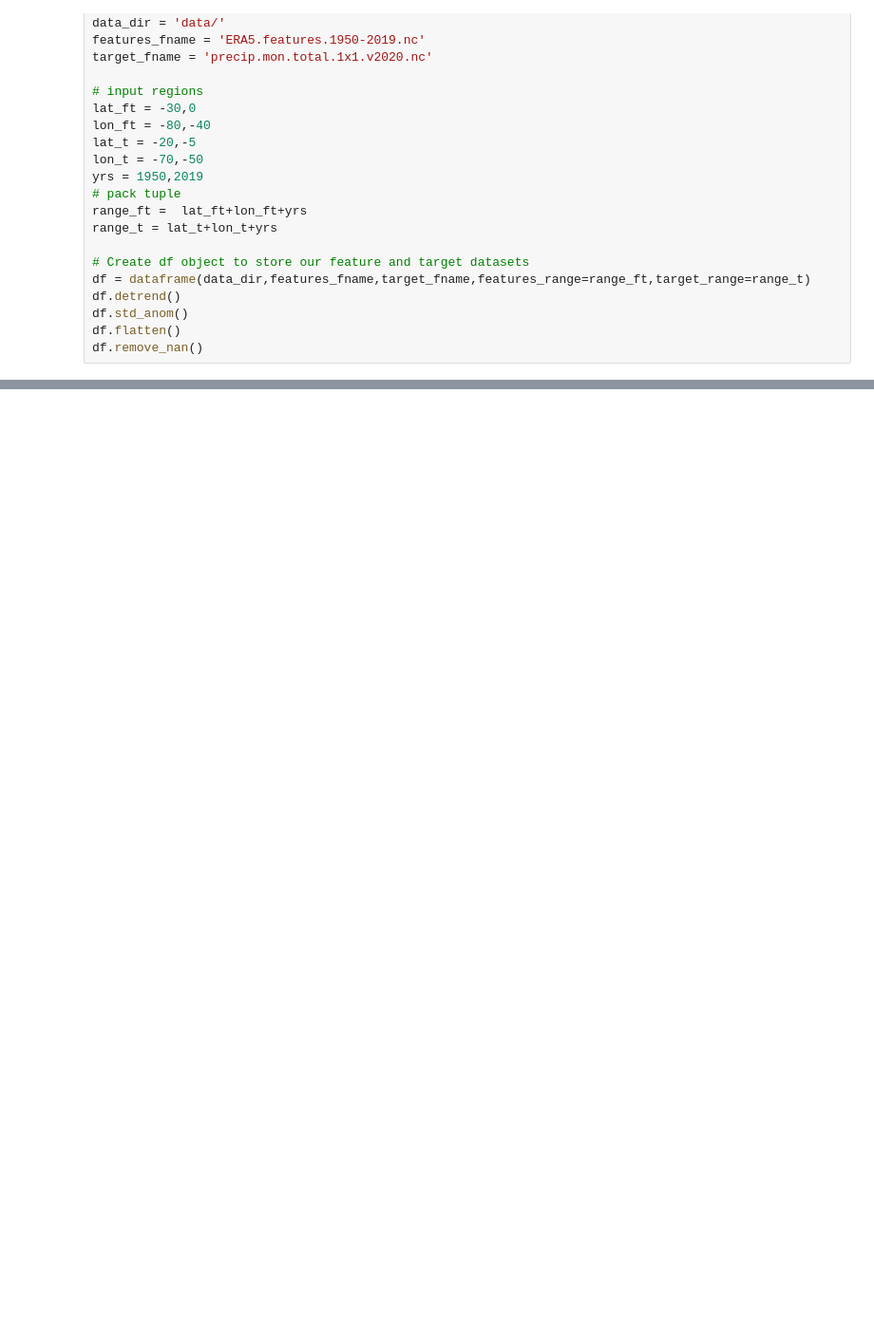
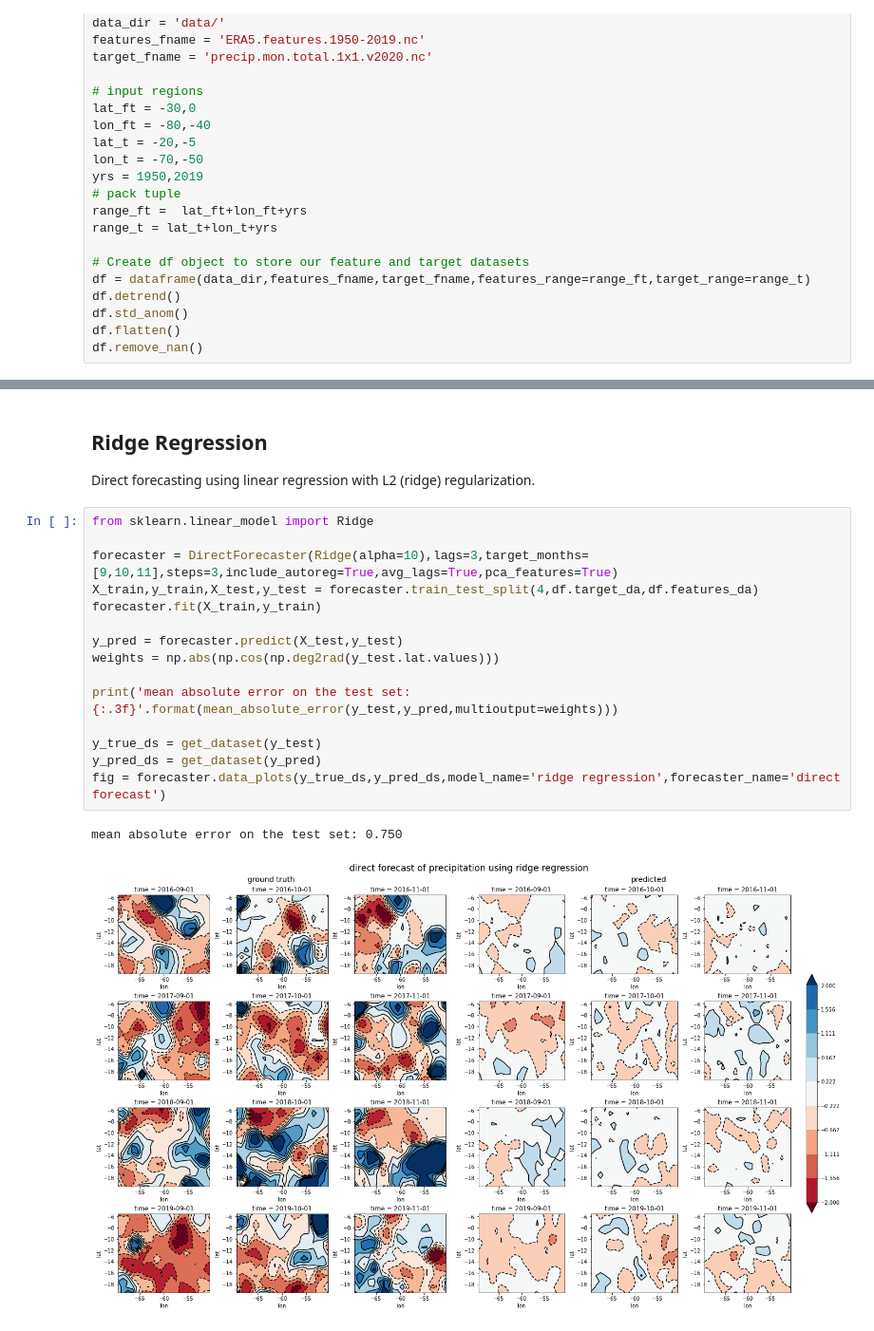
Before and after one commit to davidhgotler/amazon-precip, a Jupyter notebook: amazon_precip.ipynb, the cells around one changed output, grey strips where cells are left out. Shown at 95% size. Saved outputs shown, nothing was run; the diff lists cells and outputs as text; blank space fills up the shorter version.

```diff
--- a/amazon_precip.ipynb
+++ b/amazon_precip.ipynb
@@ -78,0 +79,21 @@ Coordinates:
+# %% [markdown]
+## Ridge Regression
+Direct forecasting using linear regression with L2 (ridge) regularization.
+# %%
+from sklearn.linear_model import Ridge
+
+forecaster = DirectForecaster(Ridge(alpha=10),lags=3,target_months=[9,10,11],steps=3,include_autoreg=True,avg_lags=True,pca_features=True)
+X_train,y_train,X_test,y_test = forecaster.train_test_split(4,df.target_da,df.features_da)
+forecaster.fit(X_train,y_train)
+
+y_pred = forecaster.predict(X_test,y_test)
+weights = np.abs(np.cos(np.deg2rad(y_test.lat.values)))
+
+print('mean absolute error on the test set: {:.3f}'.format(mean_absolute_error(y_test,y_pred,multioutput=weights)))
+
+y_true_ds = get_dataset(y_test)
+y_pred_ds = get_dataset(y_pred)
+fig = forecaster.data_plots(y_true_ds,y_pred_ds,model_name='ridge regression',forecaster_name='direct forecast')
+# %% [output]
+mean absolute error on the test set: 0.750
+[figure, added]
```
Also changed, not shown: parts of 5 cells of this notebook, 3 other files.
